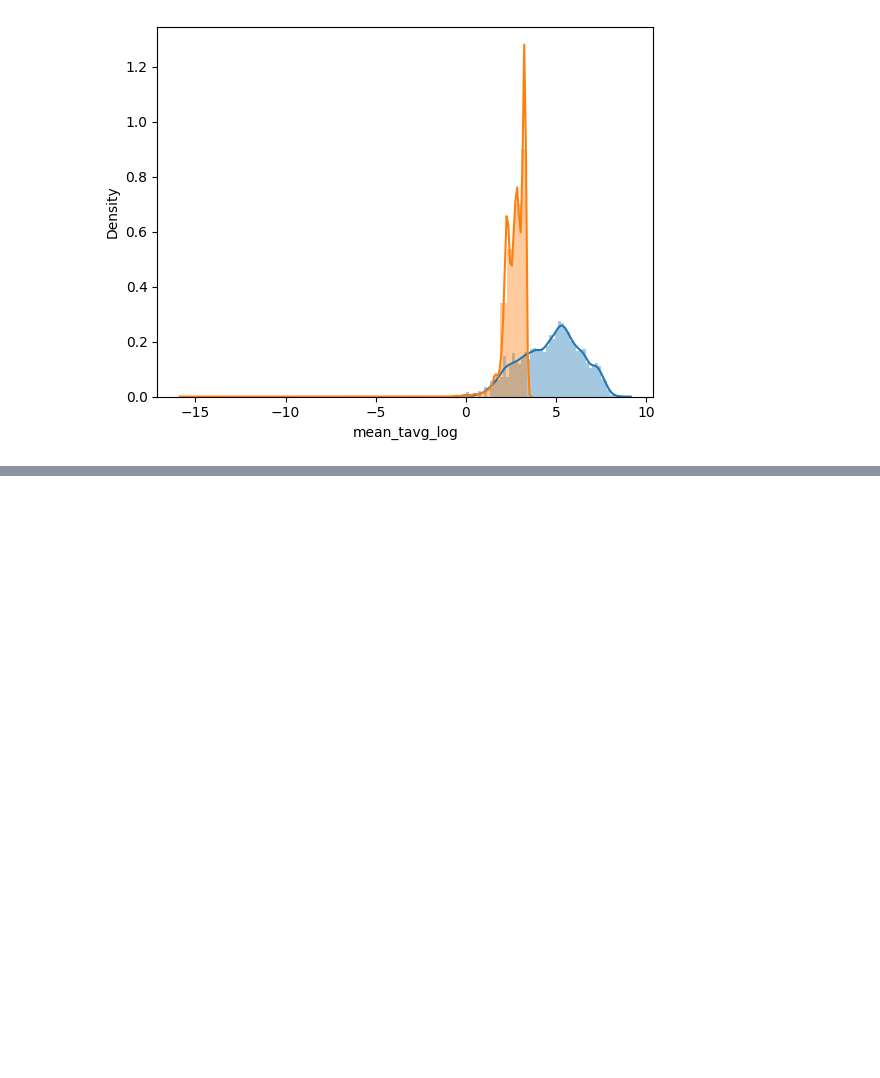
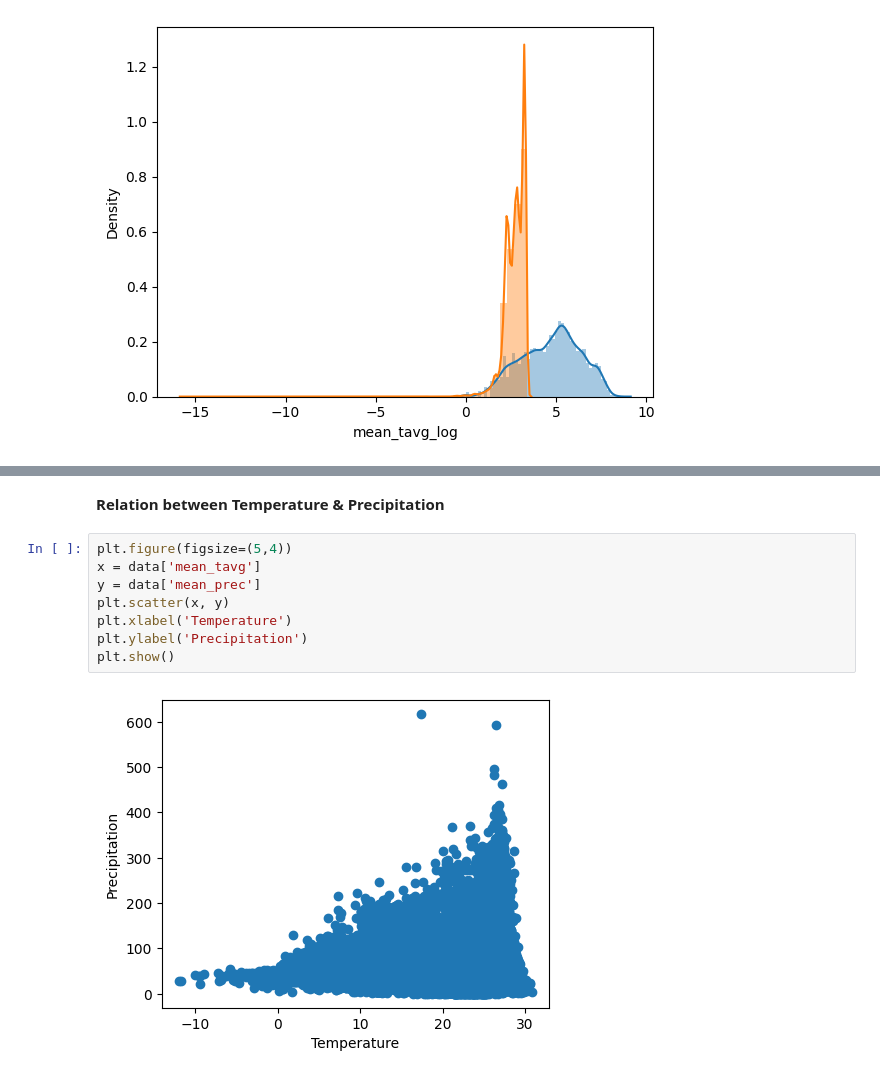
Before and after one commit to purvadanait/mini-projects, a Jupyter notebook: EDA_on_Climate_Data.ipynb, the cells around one changed output, grey strips where cells are left out. Cells and saved outputs as stored; diff of their text form; blank space fills up the shorter version.

```diff
--- a/EDA_on_Climate_Data.ipynb
+++ b/EDA_on_Climate_Data.ipynb
@@ -149,0 +162,12 @@ memory usage: 2.8+ MB
+# %% [markdown]
+**Relation between Temperature & Precipitation**
+# %%
+plt.figure(figsize=(5,4))
+x = data['mean_tavg']
+y = data['mean_prec']
+plt.scatter(x, y)
+plt.xlabel('Temperature')
+plt.ylabel('Precipitation')
+plt.show()
+# %% [output]
+[figure, added]
```
Also changed, not shown: parts of 2 cells of this notebook.
